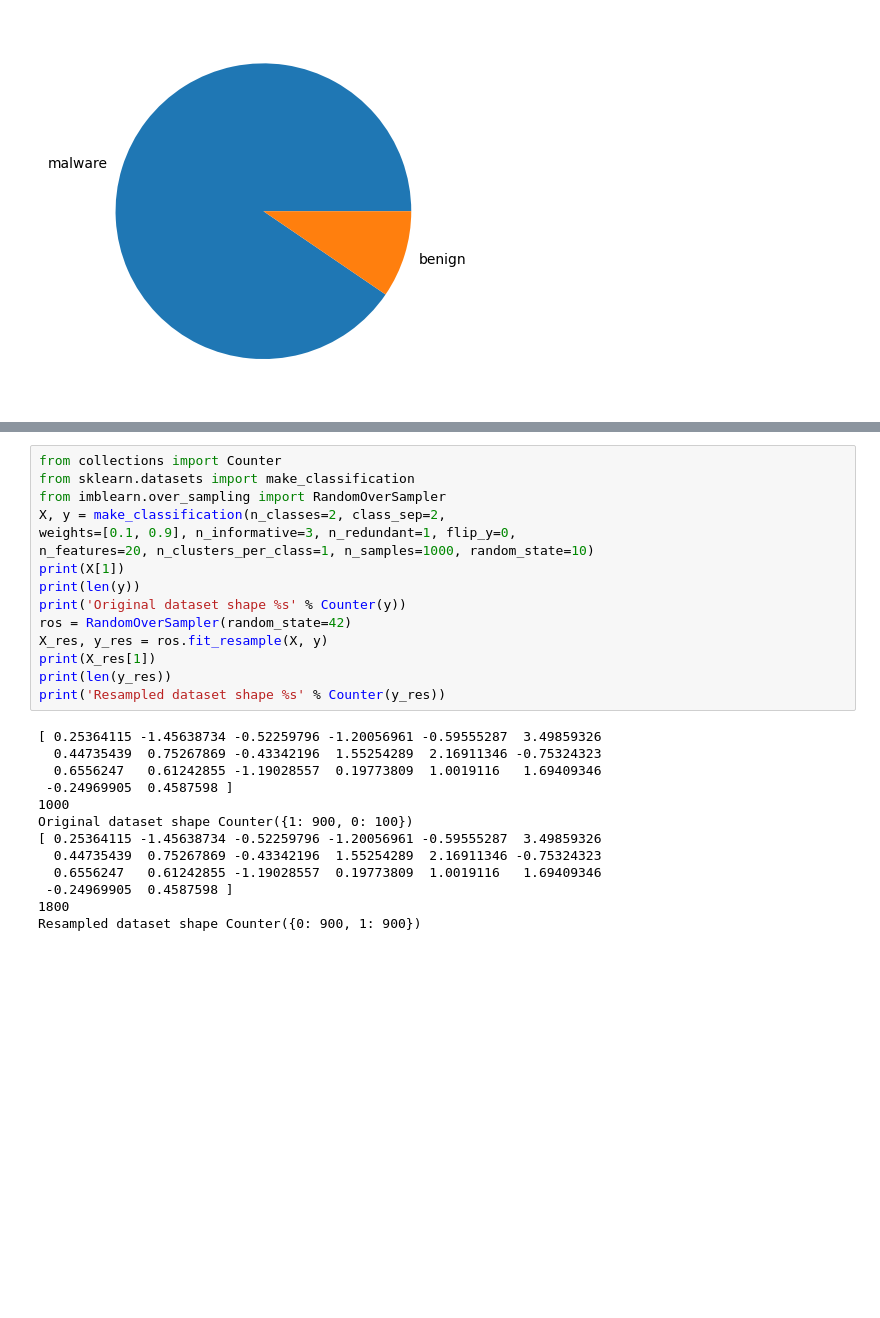
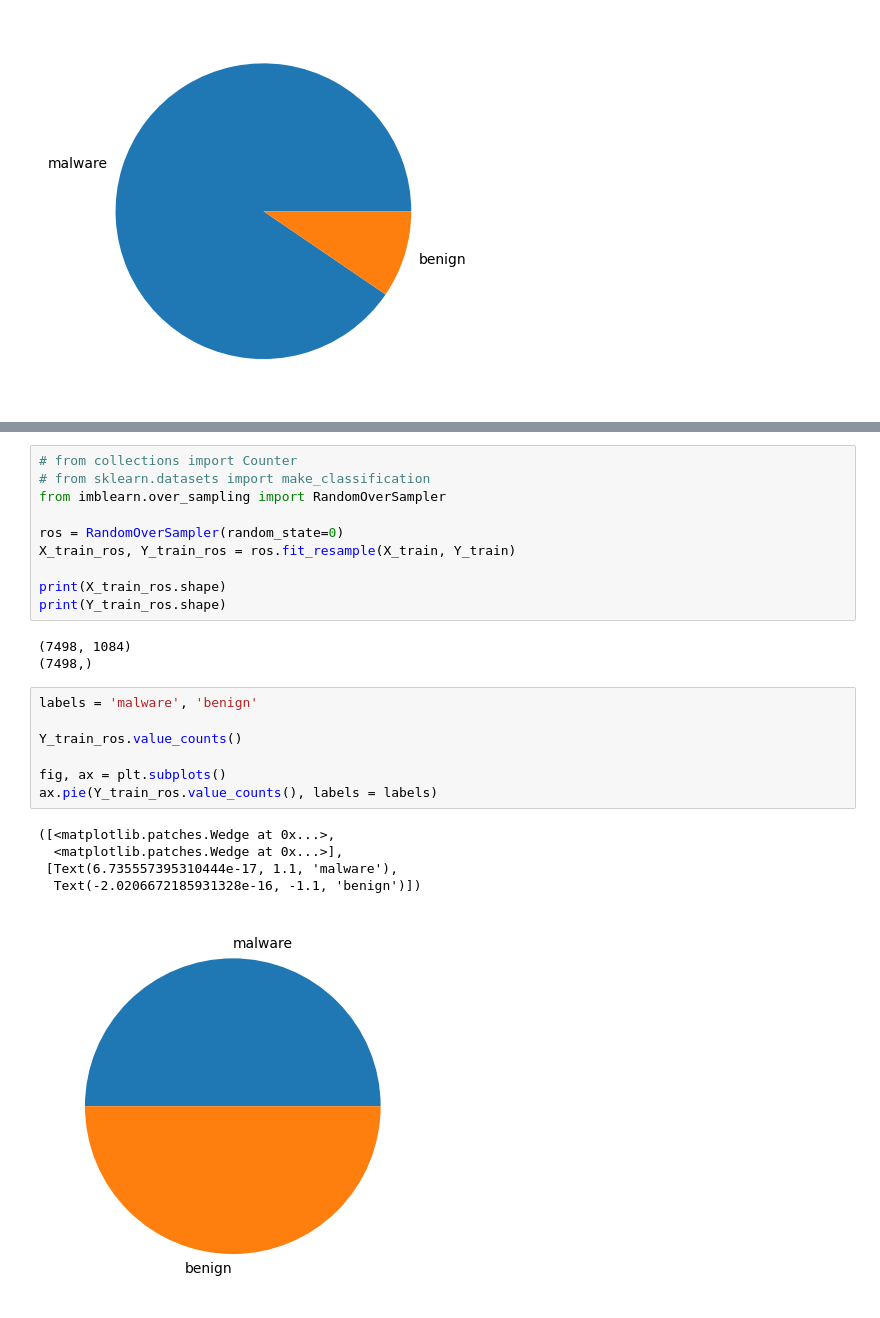
Before and after one commit to michaelrios2015/dm-hw3, a Jupyter notebook: HW-3.ipynb, the cells around one changed output, grey strips where cells are left out. Drawn from its saved outputs; the diff is of its cells as text; blank space fills up the shorter version.

```diff
--- a/HW-3.ipynb
+++ b/HW-3.ipynb
@@ -176,28 +147,26 @@ disp.plot()
 # %%
-from collections import Counter
-from sklearn.datasets import make_classification
+# from collections import Counter
+# from sklearn.datasets import make_classification
 from imblearn.over_sampling import RandomOverSampler
-X, y = make_classification(n_classes=2, class_sep=2,
-weights=[0.1, 0.9], n_informative=3, n_redundant=1, flip_y=0,
-n_features=20, n_clusters_per_class=1, n_samples=1000, random_state=10)
-print(X[1])
-print(len(y))
-print('Original dataset shape %s' % Counter(y))
-ros = RandomOverSampler(random_state=42)
-X_res, y_res = ros.fit_resample(X, y)
-print(X_res[1])
-print(len(y_res))
-print('Resampled dataset shape %s' % Counter(y_res))
+
+ros = RandomOverSampler(random_state=0)
+X_train_ros, Y_train_ros = ros.fit_resample(X_train, Y_train)
+
+print(X_train_ros.shape)
+print(Y_train_ros.shape)
 # %% [output]
-[ 0.25364115 -1.45638734 -0.52259796 -1.20056961 -0.59555287  3.49859326
-  0.44735439  0.75267869 -0.43342196  1.55254289  2.16911346 -0.75324323
-  0.6556247   0.61242855 -1.19028557  0.19773809  1.0019116   1.69409346
- -0.24969905  0.4587598 ]
-1000
-Original dataset shape Counter({1: 900, 0: 100})
-[ 0.25364115 -1.45638734 -0.52259796 -1.20056961 -0.59555287  3.49859326
-  0.44735439  0.75267869 -0.43342196  1.55254289  2.16911346 -0.75324323
-  0.6556247   0.61242855 -1.19028557  0.19773809  1.0019116   1.69409346
- -0.24969905  0.4587598 ]
-1800
-Resampled dataset shape Counter({0: 900, 1: 900})
+(7498, 1084)
+(7498,)
+# %%
+labels = 'malware', 'benign'
+
+Y_train_ros.value_counts()
+
+fig, ax = plt.subplots()
+ax.pie(Y_train_ros.value_counts(), labels = labels)
+# %% [output]
+([<matplotlib.patches.Wedge at 0x...>,
+  <matplotlib.patches.Wedge at 0x...>],
+ [Text(6.735557395310444e-17, 1.1, 'malware'),
+  Text(-2.0206672185931328e-16, -1.1, 'benign')])
+[figure, added]
```
Also changed, not shown: parts of 37 cells of this notebook.
